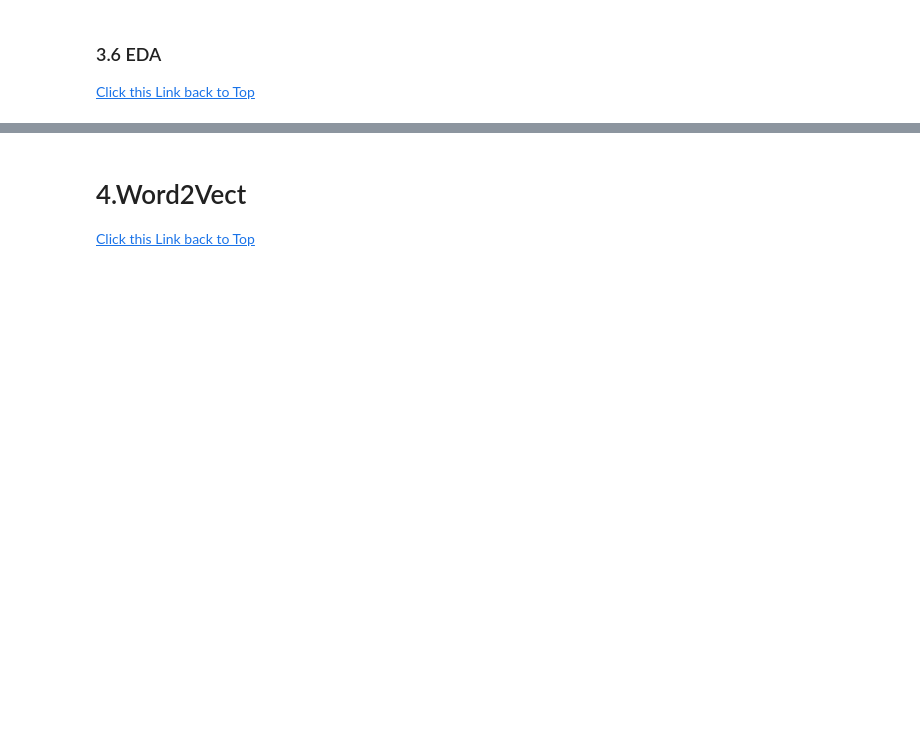
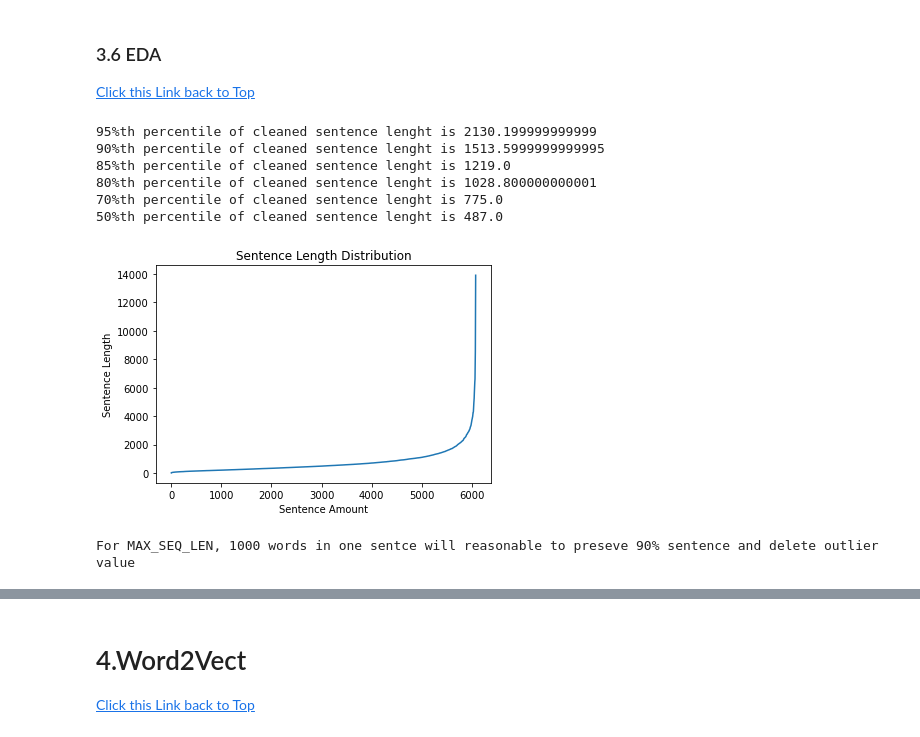
Before and after one commit to L3P3titPrince/40_Google_Q-A, a Jupyter notebook: 35_Google_Q-A_Dec082020.ipynb, the cells around one changed output, grey strips where cells are left out. Drawn from its saved outputs; the diff is of its cells as text; code cells hidden in the pictures; blank space fills up the shorter version.

```diff
--- a/35_Google_Q-A_Dec082020.ipynb
+++ b/35_Google_Q-A_Dec082020.ipynb
@@ -130,26 +130,31 @@ class HyperParameters(object):
         Also, you can modify hyperparameters just in here
         """
         # max length of sentence, question/answer sequence have different max length
-        self.MAX_Q_SEQ_LEN = 400
-        self.MAX_A_SEQ_LEN = 1000
+        # we use 95% in this task
+        self.MAX_Q_SEQ_LEN = 1804
+        self.MAX_A_SEQ_LEN = 2130
 
         # how many words you want to reserve.
         # Because some words appear less than 5 times in whole corpus
         # so sometimes we think they can not transfrom useful infomation
         # if we remain all of word in question and answer, the max word number in tokenize is 72070
         # acoording to tf official document, this
-        self.MAX_WORD = 10000
+        self.MAX_WORD = 13332
 
         # the vector dimesnsion for Embedding(). This can influence running speed
         # higher dimensin will take more time than lower dimesnions
-        self.EMBEDDING_DIM = 50
+        # self.PATH = r"D:\Downloads\glove.6B\glove.6B.50d.txt"
+        # self.EMBEDDING_DIM = 50
+        # reading GLOVE PATH
+        self.PATH = r"D:\Downloads\glove.6B\glove.6B.100d.txt"
+        # self.PATH = r"drive/MyDrive/glove.6B.100d.txt"
+        self.EMBEDDING_DIM = 100
 
         # If we choose six column in class_35_label, we will assign unit = 6
         self.Q_OUTPUT_UNIT = 6
         self.A_OUTPUT_UNIT = 3
 
-        # reading GLOVE PATH
-        self.PATH = r"D:\Downloads\glove.6B\glove.6B.50d.txt"
+
 
         # if type == 'num',
         # First class SplistData will use numerical ylabel = y_q_label_df / y_a_label_df
@@ -166,10 +171,13 @@ class HyperParameters(object):
         # self.TYPE = 'classify'
 
 
+        # this parameters control we use
+
         # ADD data process part hypereparameters, different part use differnt process arguments
         self.PART = 'q'
         # self.PART = 'a'
 
+        self.TRAIN_BOOLEAN = False
 
         # this parameter is used to name model_save file, plot picture and history save file name
         self.NAME_STR = '15_q_num_glove_n-gram_lstm_3'
@@ -939,7 +947,7 @@ class EdaData(HyperParameters):
         plt.show()
         plt.close()
 
-    def eda_length(self, df):
+    def eda_length(self, df, col_name):
         """
         use statisc and plot to determine hyperparameters, such as MAX_SEQ_LEN, TOP_WORDS
         Arugs:
@@ -947,12 +955,15 @@ class EdaData(HyperParameters):
 
         """
         # get the 'AUTHOR' column sentence length
-        sentence_len = [len(x) for x in df[df.columns[0]]]
+        sentence_len = [len(x) for x in df[df.columns[6]]]
         sentence_len_arr = np.array(sentence_len)
         # change the type to numpy array and get 95%/90%/85%th percentile of the data value
-        print(f"95%th percentile of {df.columns[0]} sentence lenght is {np.percentile(sentence_len_arr, 95)}")
-        print(f"90%th percentile of {df.columns[0]} sentence lenght is {np.percentile(sentence_len_arr, 90)}")
-        print(f"85%th percentile of {df.columns[0]} sentence lenght is {np.percentile(sentence_len_arr, 85)}")
+        print(f"95%th percentile of {col_name} sentence lenght is {np.percentile(sentence_len_arr, 95)}")
+        print(f"90%th percentile of {col_name} sentence lenght is {np.percentile(sentence_len_arr, 90)}")
+        print(f"85%th percentile of {col_name} sentence lenght is {np.percentile(sentence_len_arr, 85)}")
+        print(f"80%th percentile of {col_name} sentence lenght is {np.percentile(sentence_len_arr, 80)}")
+        print(f"70%th percentile of {col_name} sentence lenght is {np.percentile(sentence_len_arr, 70)}")
+        print(f"50%th percentile of {col_name} sentence lenght is {np.percentile(sentence_len_arr, 50)}")
         # get sorted
         sentence_len.sort()
         plt.plot(np.arange(len(sentence_len)), sentence_len)
@@ -972,0 +978,12 @@ class EdaData(HyperParameters):
+# %%
+eda_class = EdaData()
+eda_class.eda_length(X_a_train_df, 'cleaned')
+# %% [output]
+95%th percentile of cleaned sentence lenght is 2130.199999999999
+90%th percentile of cleaned sentence lenght is 1513.5999999999995
+85%th percentile of cleaned sentence lenght is 1219.0
+80%th percentile of cleaned sentence lenght is 1028.800000000001
+70%th percentile of cleaned sentence lenght is 775.0
+50%th percentile of cleaned sentence lenght is 487.0
+[figure, added]
+For MAX_SEQ_LEN, 1000 words in one sentce will reasonable to preseve 90% sentence and delete outlier value
```
Also changed, not shown: parts of 11 cells of this notebook, 16 other files.
